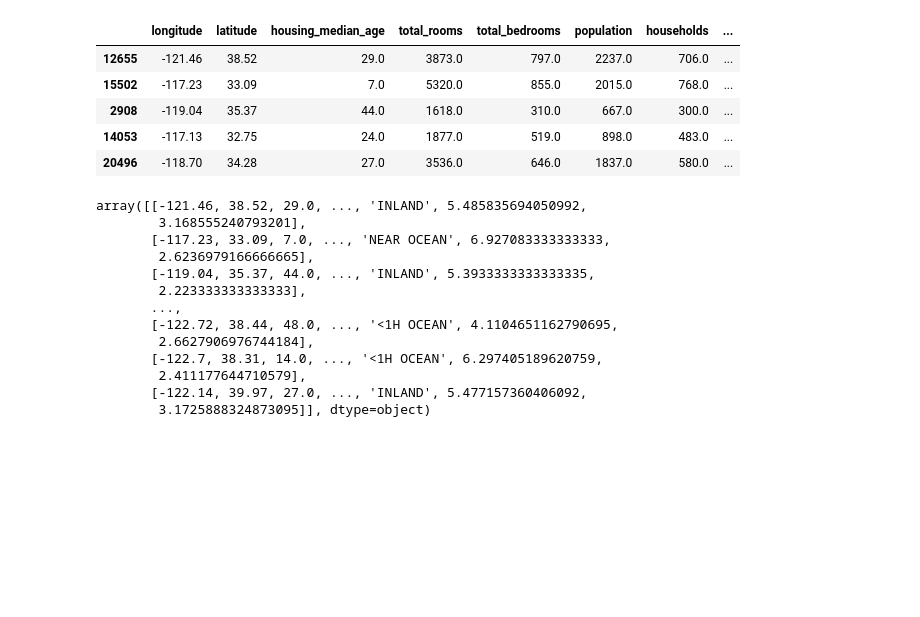
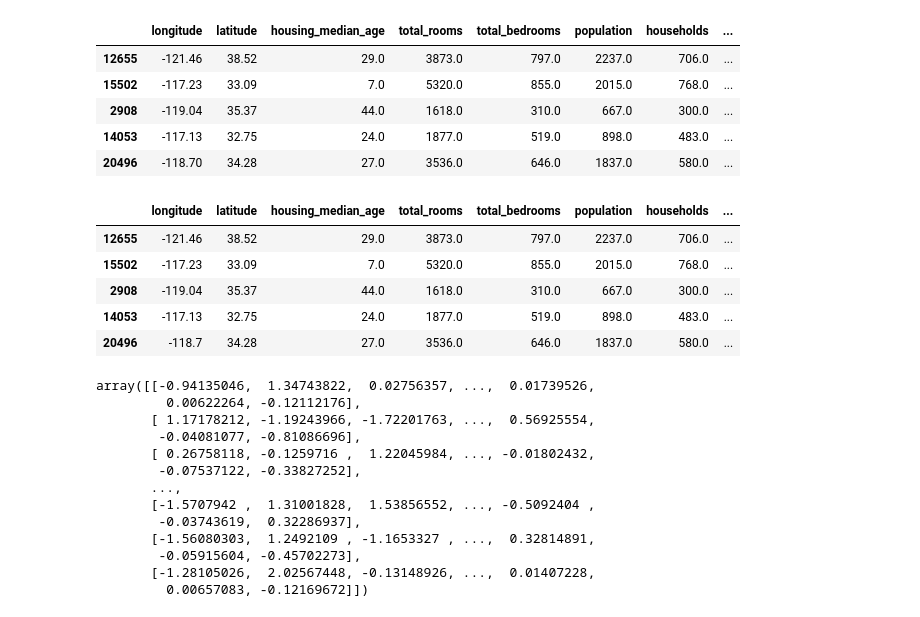
Before and after one commit to tranhieu99/hands_on_ml, a Jupyter notebook: Housing.ipynb, the cells around one changed output. Saved outputs shown, nothing was run; the diff lists cells and outputs as text; code cells hidden in the pictures; blank space fills up the shorter version.

```diff
--- a/Housing.ipynb
+++ b/Housing.ipynb
@@ -151,40 +158,60 @@ housing_cat_1hot_encoder = cat_encoder.fit_transform(housing_cat)
 # %%
 # Create my own for tasks
 # implement 3 methos: fit(), transform(), fit_transform()
 # use BaseEstimator, TransformerMixin from sklearn
 from sklearn.base import TransformerMixin, BaseEstimator
 
 rooms_ix, bedrooms_ix, population_ix, households_ix = 3, 4, 5, 6
 
 class CombinedAttributesAdder(TransformerMixin, BaseEstimator):
     def __init__(self, add_bedrooms_per_room = True):
         self.add_bedrooms_per_room = add_bedrooms_per_room
     def fit(self, X, Y=None):
         return self
     def transform(self, X):
         room_per_households = X[:, rooms_ix] / X[:, households_ix]
         population_per_households = X[:, population_ix] / X[:, households_ix]
         if(self.add_bedrooms_per_room):
             bedrooms_per_room = X[:, bedrooms_ix] / X[:, rooms_ix]
             #_c stack 1d arrays as columns in to 2d array
             return np.c_[X, room_per_households, population_per_households, bedrooms_per_room]
         else:
             return np.c_[X, room_per_households, population_per_households]
 
 attr_adder = CombinedAttributesAdder(add_bedrooms_per_room=False)
 housing_extra_attribs = attr_adder.transform(housing.values)
-housing_extra_attribs
+housing_extra_attribs = pd.DataFrame(housing_extra_attribs, columns=list(housing.columns)+["rooms_per_household", "population_per_household"], index=housing.index)
+housing_extra_attribs.head()
 # %% [output]
-array([[-121.46, 38.52, 29.0, ..., 'INLAND', 5.485835694050992,
-        3.168555240793201],
-       [-117.23, 33.09, 7.0, ..., 'NEAR OCEAN', 6.927083333333333,
-        2.6236979166666665],
-       [-119.04, 35.37, 44.0, ..., 'INLAND', 5.3933333333333335,
-        2.223333333333333],
-       ...,
-       [-122.72, 38.44, 48.0, ..., '<1H OCEAN', 4.1104651162790695,
-        2.6627906976744184],
-       [-122.7, 38.31, 14.0, ..., '<1H OCEAN', 6.297405189620759,
-        2.411177644710579],
-       [-122.14, 39.97, 27.0, ..., 'INLAND', 5.477157360406092,
-        3.1725888324873095]], dtype=object)
+|  | longitude | latitude | housing_median_age | total_rooms | total_bedrooms | population | households | ... |
+| 12655 | -121.46 | 38.52 | 29.0 | 3873.0 | 797.0 | 2237.0 | 706.0 | ... |
+| 15502 | -117.23 | 33.09 | 7.0 | 5320.0 | 855.0 | 2015.0 | 768.0 | ... |
+| 2908 | -119.04 | 35.37 | 44.0 | 1618.0 | 310.0 | 667.0 | 300.0 | ... |
+| 14053 | -117.13 | 32.75 | 24.0 | 1877.0 | 519.0 | 898.0 | 483.0 | ... |
+| 20496 | -118.7 | 34.28 | 27.0 | 3536.0 | 646.0 | 1837.0 | 580.0 | ... |
+# %%
+# use Scikit learn Pipeline to create sequences of transformation
+from sklearn.pipeline import Pipeline
+from sklearn.preprocessing import StandardScaler
+
+num_pipeline = Pipeline([
+    ("imputer", SimpleImputer(strategy="median")), # Handle missing data from median_income
+    ("attributes_adder", CombinedAttributesAdder()), # Add columns transformer
+    ("std_scaler", StandardScaler()) # Scaling data by standadization
+])
+housing_num_tr = num_pipeline.fit_transform(housing_num)
+housing_num_tr
+# %% [output]
+array([[-0.94135046,  1.34743822,  0.02756357, ...,  0.01739526,
+         0.00622264, -0.12112176],
+       [ 1.17178212, -1.19243966, -1.72201763, ...,  0.56925554,
+        -0.04081077, -0.81086696],
+       [ 0.26758118, -0.1259716 ,  1.22045984, ..., -0.01802432,
+        -0.07537122, -0.33827252],
+       ...,
+       [-1.5707942 ,  1.31001828,  1.53856552, ..., -0.5092404 ,
+        -0.03743619,  0.32286937],
+       [-1.56080303,  1.2492109 , -1.1653327 , ...,  0.32814891,
+        -0.05915604, -0.45702273],
+       [-1.28105026,  2.02567448, -0.13148926, ...,  0.01407228,
+         0.00657083, -0.12169672]])
```
Also changed, not shown: parts of 8 cells of this notebook, 3 other files.
